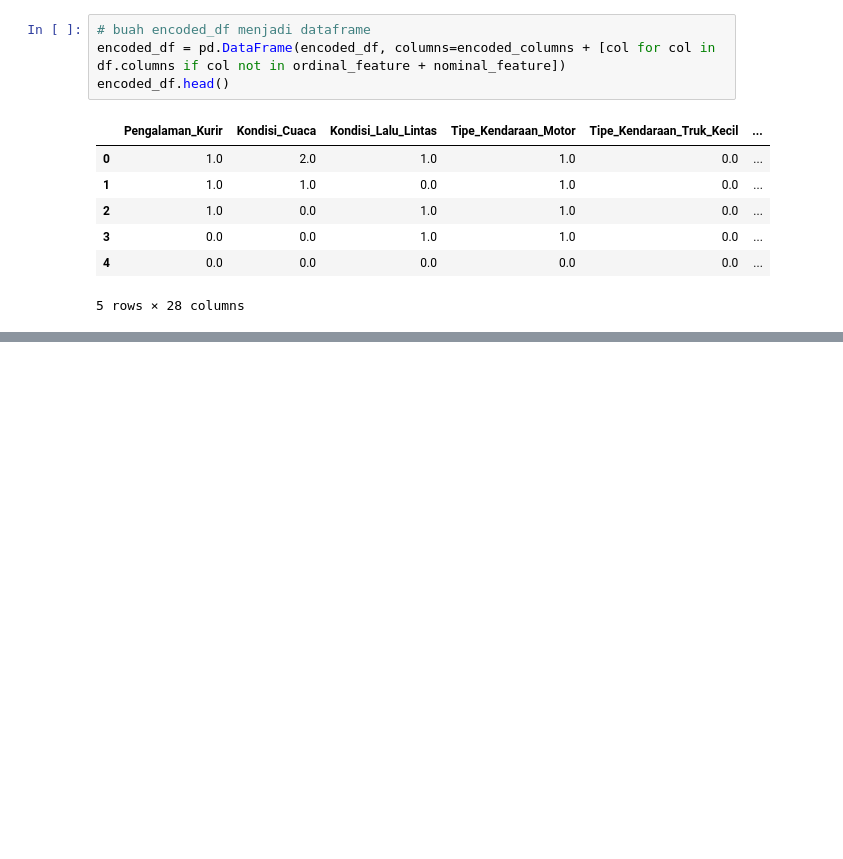
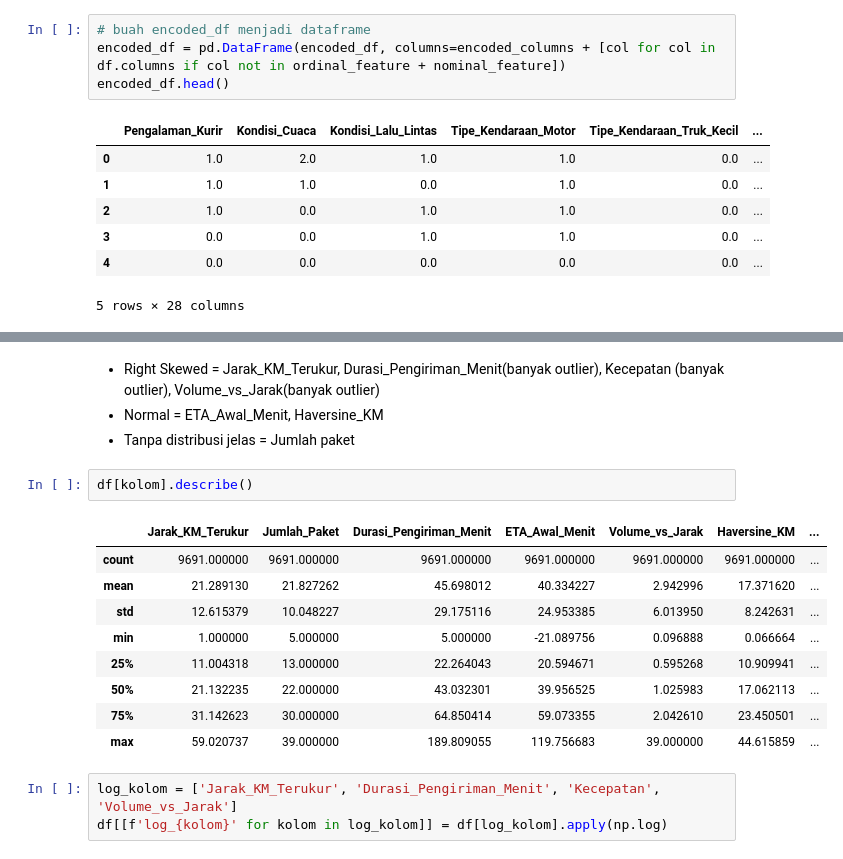
Before and after one commit to NurulAis/last-mile-delivery-optimizer, a Jupyter notebook: notebooks/Model_Training.ipynb, the cells around one changed output, grey strips where cells are left out. Cells and saved outputs as stored; diff of their text form; blank space fills up the shorter version.

```diff
--- a/notebooks/Model_Training.ipynb
+++ b/notebooks/Model_Training.ipynb
@@ -195,0 +281,19 @@ encoded_df.head()
+# %% [markdown]
+- Right Skewed = Jarak_KM_Terukur, Durasi_Pengiriman_Menit(banyak outlier), Kecepatan (banyak outlier), Volume_vs_Jarak(banyak outlier)
+- Normal = ETA_Awal_Menit, Haversine_KM
+- Tanpa distribusi jelas = Jumlah paket
+# %%
+df[kolom].describe()
+# %% [output]
+|  | Jarak_KM_Terukur | Jumlah_Paket | Durasi_Pengiriman_Menit | ETA_Awal_Menit | Volume_vs_Jarak | Haversine_KM | ... |
+| count | 9691.000000 | 9691.000000 | 9691.000000 | 9691.000000 | 9691.000000 | 9691.000000 | ... |
+| mean | 21.289130 | 21.827262 | 45.698012 | 40.334227 | 2.942996 | 17.371620 | ... |
+| std | 12.615379 | 10.048227 | 29.175116 | 24.953385 | 6.013950 | 8.242631 | ... |
+| min | 1.000000 | 5.000000 | 5.000000 | -21.089756 | 0.096888 | 0.066664 | ... |
+| 25% | 11.004318 | 13.000000 | 22.264043 | 20.594671 | 0.595268 | 10.909941 | ... |
+| 50% | 21.132235 | 22.000000 | 43.032301 | 39.956525 | 1.025983 | 17.062113 | ... |
+| 75% | 31.142623 | 30.000000 | 64.850414 | 59.073355 | 2.042610 | 23.450501 | ... |
+| max | 59.020737 | 39.000000 | 189.809055 | 119.756683 | 39.000000 | 44.615859 | ... |
+# %%
+log_kolom = ['Jarak_KM_Terukur', 'Durasi_Pengiriman_Menit', 'Kecepatan', 'Volume_vs_Jarak']
+df[[f'log_{kolom}' for kolom in log_kolom]] = df[log_kolom].apply(np.log)
```
Also changed, not shown: parts of 17 cells of this notebook.
